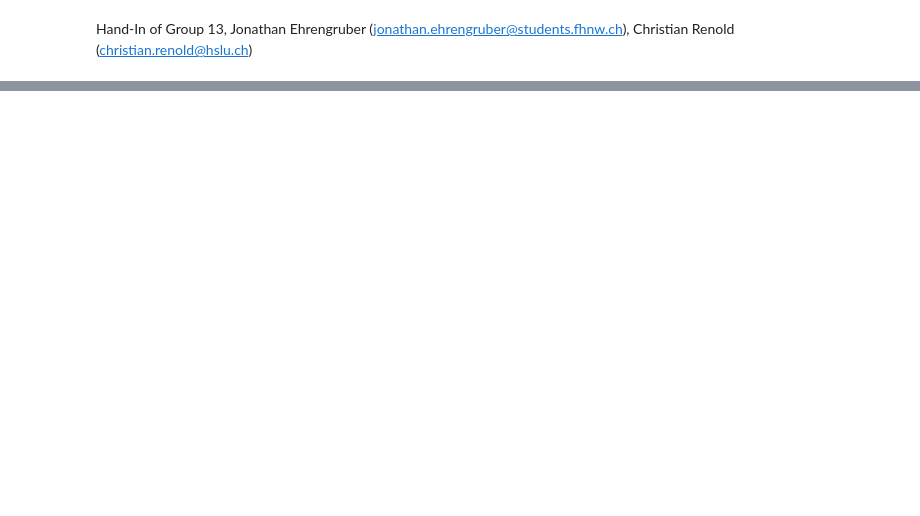
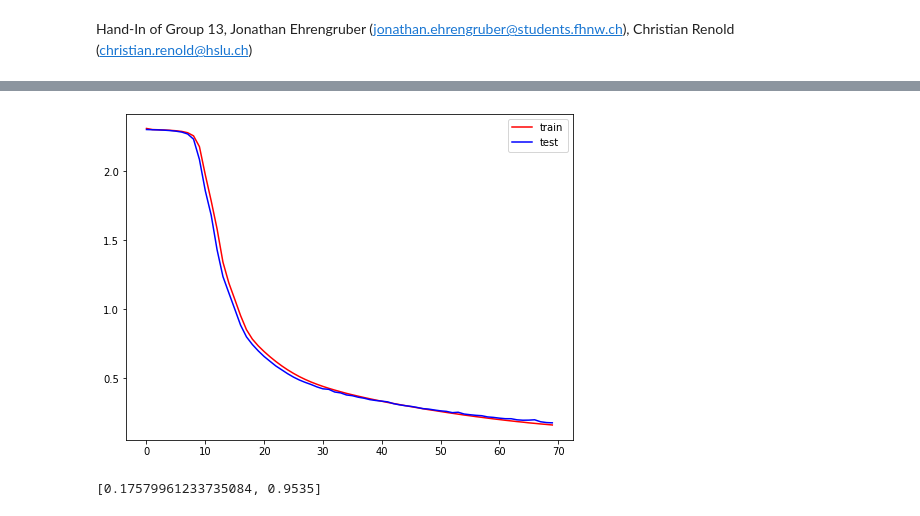
Before and after one commit to codax0r/mse-delearn, a Jupyter notebook: jeh/w7-mlp_keras_stud.ipynb, the cells around one changed output, grey strips where cells are left out. Drawn from its saved outputs; the diff is of its cells as text; code cells hidden in the pictures; blank space fills up the shorter version.

```diff
--- a/jeh/w7-mlp_keras_stud.ipynb
+++ b/jeh/w7-mlp_keras_stud.ipynb
@@ -33,3 +47,14 @@ def create_model(layersizes, drop_rate=0.0):
     ### STOP YOUR CODE HERE ###
 
     return model
+# %%
+### START YOUR CODE HERE ###
+# params
+epochs=70
+batchsize=32
+learning_rate=1e-3
+layersizes = [256, 128, 64, 32, 10]
+
+# Reference Model
+ref_model = create_model(layersizes)
+ref_model.summary()
@@ -35,0 +79,18 @@ def create_model(layersizes, drop_rate=0.0):
+# %%
+# compile and fit reference model
+
+ref_model.compile(optimizer="sgd",
+              learning_rate=learning_rate,
+              loss='sparse_categorical_crossentropy',
+              metrics=['accuracy'])
+
+run_name = 'reference_model'
+tensorboard_folder = "tb_logs_keras"
+current_time = datetime.datetime.now().strftime("%Y%m%d-%H%M%S")
+outdir = os.path.join(os.getcwd(), tensorboard_folder, current_time, run_name)
+tensorboard_callback = tf.keras.callbacks.TensorBoard(log_dir=outdir, histogram_freq=1, profile_batch=0)
+
+history = ref_model.fit(x=x_train, y=y_train, epochs=epochs, batch_size=batchsize,
+          validation_data=(x_test, y_test), callbacks=[tensorboard_callback])
+
+### STOP YOUR CODE HERE ###
@@ -35,0 +115,11 @@ def create_model(layersizes, drop_rate=0.0):
+# %%
+fig, ax = plt.subplots(figsize=(8, 6))
+_ = ax.plot(history.history['loss'], color='red', label='train')
+_ = ax.plot(history.history['val_loss'], color='blue', label='test')
+_ = ax.legend()
+# %% [output]
+[figure, added]
+# %%
+ref_model.evaluate(x_test, y_test, verbose=0)
+# %% [output]
+[0.17579961233735084, 0.9535]
```
Also changed, not shown: parts of 16 cells of this notebook, 2 other files.
